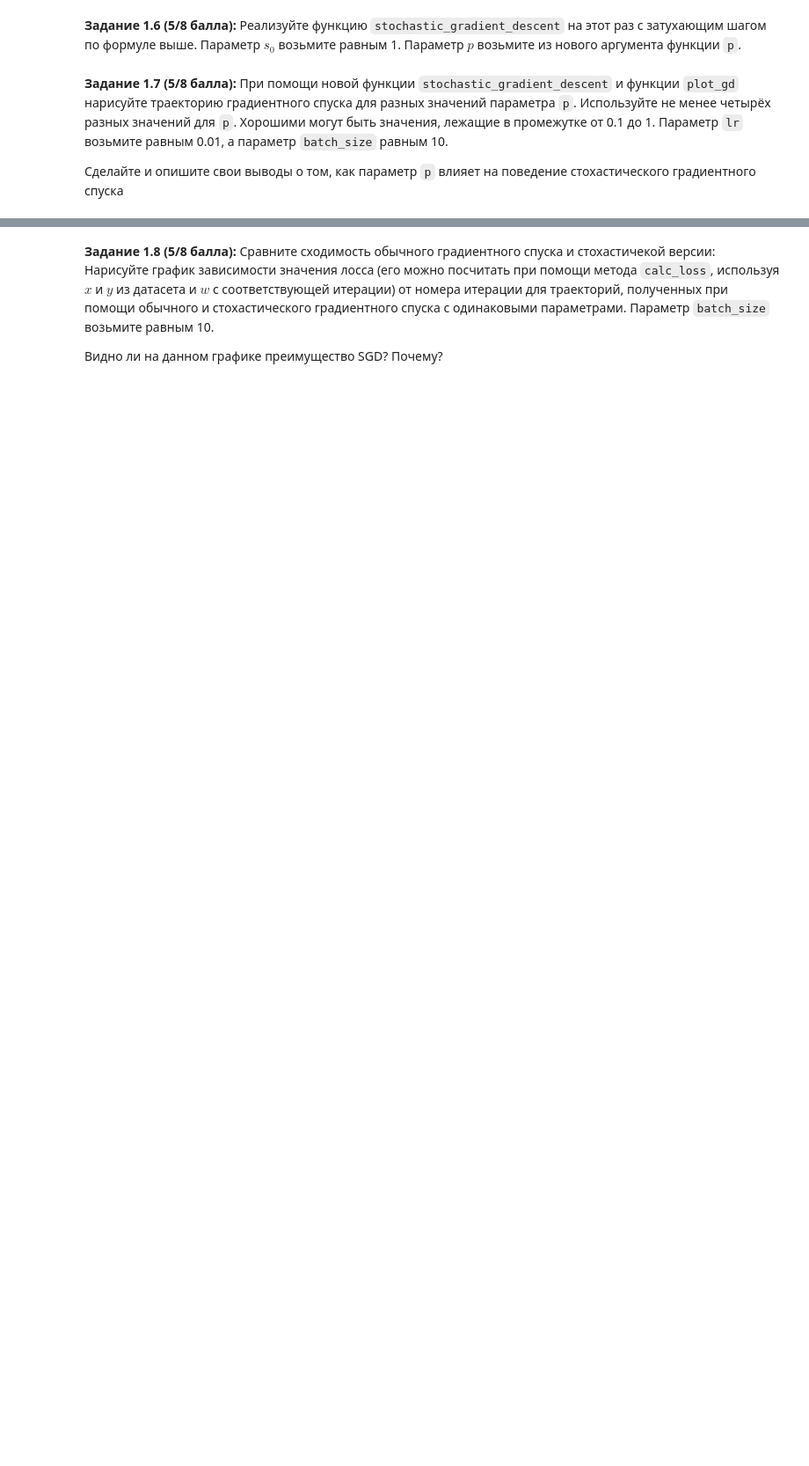
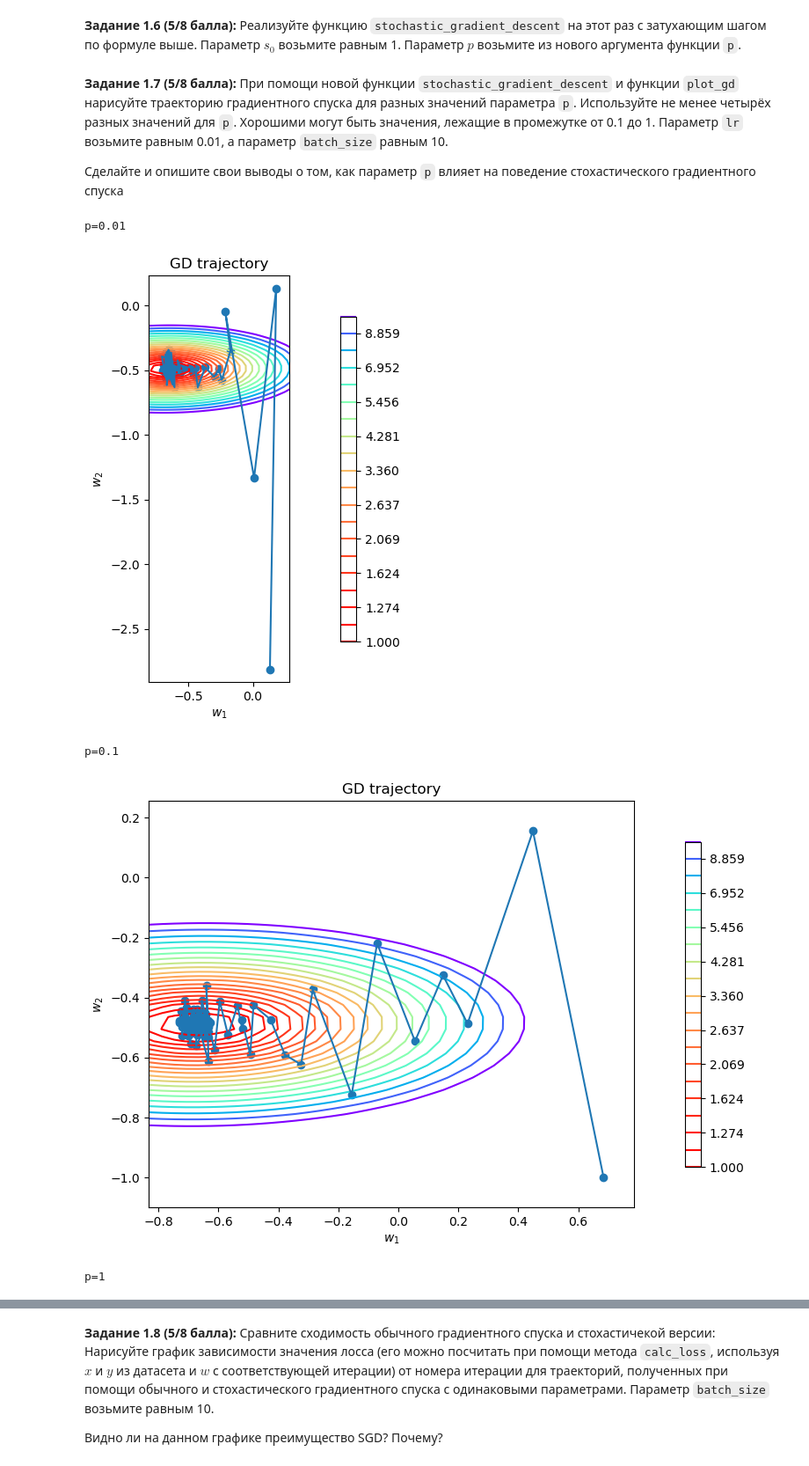
Before and after one commit to Makar0nkin/hse_ml_2023, a Jupyter notebook: homeworks/hw05-grad/hw05_gd.ipynb, the cells around one changed output, grey strips where cells are left out. Shown at 88% size. Cells and saved outputs as stored; diff of their text form; code cells hidden in the pictures; blank space fills up the shorter version.

```diff
--- a/homeworks/hw05-grad/hw05_gd.ipynb
+++ b/homeworks/hw05-grad/hw05_gd.ipynb
@@ -395,7 +401,16 @@ def stochastic_gradient_descent(
     :param n_iterations: int -- сколько итераций делать
     :return: Список из n_iterations объектов np.ndarray размера (n_features,) -- история весов на каждом шаге
     """
-    # -- YOUR CODE HERE --
+    s0 = 1
+    w = w_init
+    w_list: List[np.ndarray] = []
+    for t in range(n_iterations):
+        batch_indices: np.ndarray[int] = np.random.choice(X.shape[0], size=batch_size, replace=False)
+        X_batch, y_batch = X[batch_indices], y[batch_indices]
+        lr_t: float = lr*(s0/(s0+t))**p
+        w = w - lr_t * loss.calc_grad(X_batch, y_batch, w)
+        w_list.append(w)
+    return w_list
 # %% [markdown]
 **Задание 1.7 (5/8 балла):** При помощи новой функции `stochastic_gradient_descent` и функции `plot_gd` нарисуйте траекторию градиентного спуска для разных значений параметра `p`. Используйте не менее четырёх разных значений для `p`. Хорошими могут быть значения, лежащие в промежутке от 0.1 до 1.
 Параметр `lr` возьмите равным 0.01, а параметр `batch_size` равным 10.
@@ -405,0 +419,14 @@ def stochastic_gradient_descent(
+# %%
+ps = [0.01, 0.1, 1, 10]
+lr = 0.01
+batch_size = 10
+for p in ps:
+    print(f'{p=}')
+    w_list = stochastic_gradient_descent(w_init, X, y, MSELoss(), lr, batch_size, p, 100)
+    plot_gd(w_list, X, y, MSELoss())
+# %% [output]
+p=0.01
+[figure, added]
+p=0.1
+[figure, added]
+p=1
```
Also changed, not shown: parts of 9 cells of this notebook, 1 other file.
